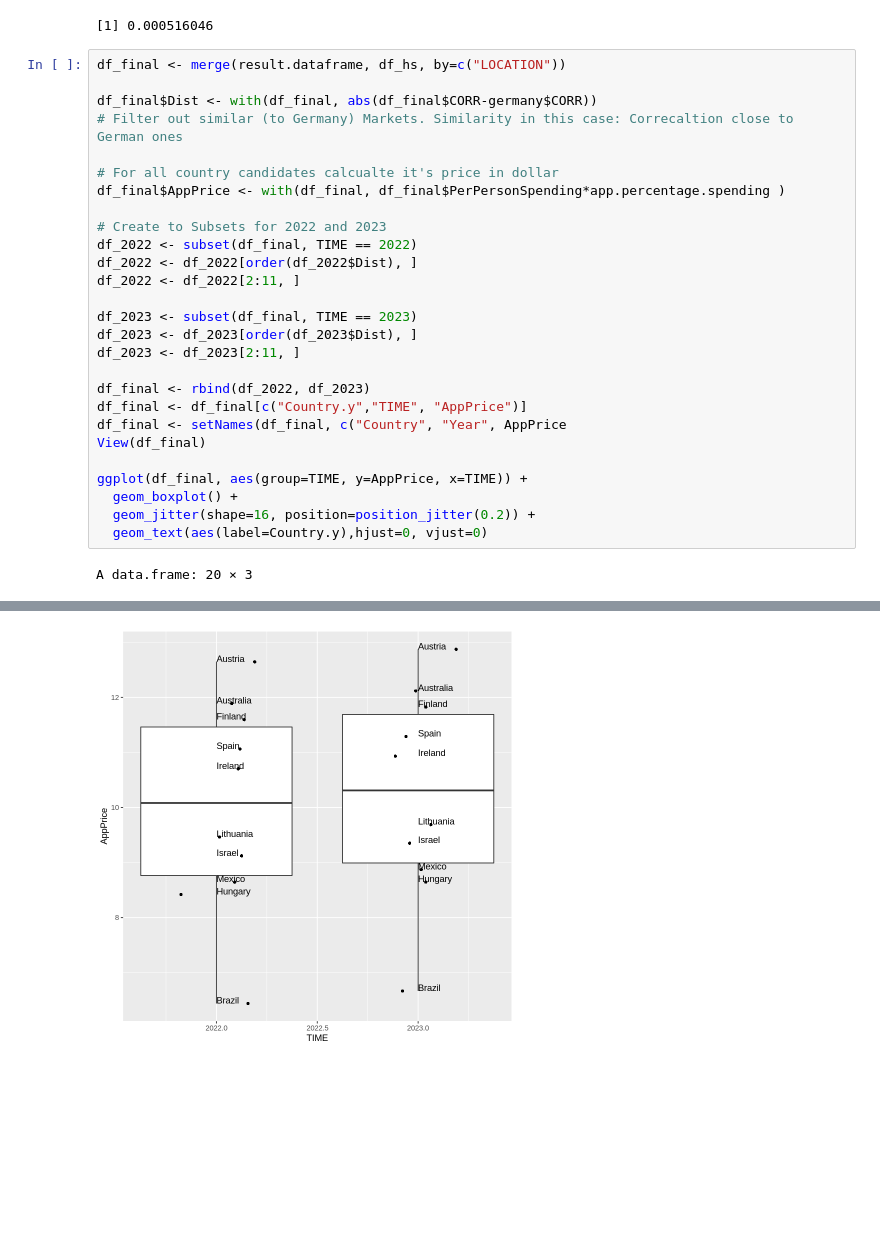
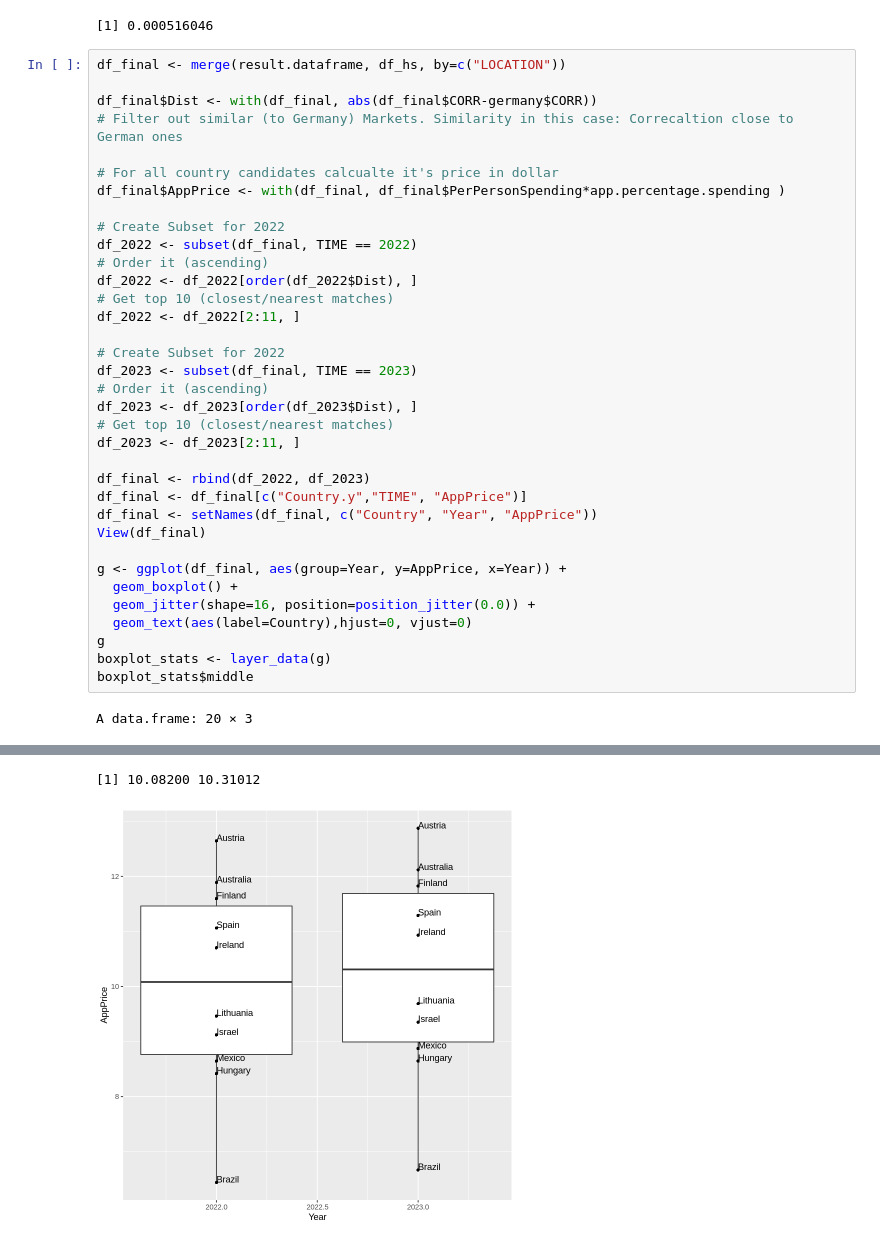
Before and after one commit to patdring/NewAppMarkets, a Jupyter notebook: CS_Fallstudie.ipynb, the cells around one changed output, grey strips where cells are left out. Drawn from its saved outputs; the diff is of its cells as text; blank space fills up the shorter version.

Commit message:
Filter out lm and boxplot stats

```diff
--- a/CS_Fallstudie.ipynb
+++ b/CS_Fallstudie.ipynb
@@ -460,23 +483,31 @@ df_final$Dist <- with(df_final, abs(df_final$CORR-germany$CORR))
 # For all country candidates calcualte it's price in dollar
 df_final$AppPrice <- with(df_final, df_final$PerPersonSpending*app.percentage.spending )
 
-# Create to Subsets for 2022 and 2023
+# Create Subset for 2022
 df_2022 <- subset(df_final, TIME == 2022)
+# Order it (ascending)
 df_2022 <- df_2022[order(df_2022$Dist), ]
+# Get top 10 (closest/nearest matches)
 df_2022 <- df_2022[2:11, ]
 
+# Create Subset for 2022
 df_2023 <- subset(df_final, TIME == 2023)
+# Order it (ascending)
 df_2023 <- df_2023[order(df_2023$Dist), ]
+# Get top 10 (closest/nearest matches)
 df_2023 <- df_2023[2:11, ]
 
 df_final <- rbind(df_2022, df_2023)
 df_final <- df_final[c("Country.y","TIME", "AppPrice")]
-df_final <- setNames(df_final, c("Country", "Year", AppPrice
+df_final <- setNames(df_final, c("Country", "Year", "AppPrice"))
 View(df_final)
 
-ggplot(df_final, aes(group=TIME, y=AppPrice, x=TIME)) +
+g <- ggplot(df_final, aes(group=Year, y=AppPrice, x=Year)) +
   geom_boxplot() +
-  geom_jitter(shape=16, position=position_jitter(0.2)) +
-  geom_text(aes(label=Country.y),hjust=0, vjust=0)
+  geom_jitter(shape=16, position=position_jitter(0.0)) +
+  geom_text(aes(label=Country),hjust=0, vjust=0)
+g
+boxplot_stats <- layer_data(g)
+boxplot_stats$middle
 # %% [output]
 A data.frame: 20 × 3
@@ -484,18 +515,19 @@ A data.frame: 20 × 3
 |  | <fct> | <dbl> | <dbl> |
 | 38 | Austria | 2022 | 12.645371 |
 | 443 | Mexico | 2022 | 8.644501 |
 | 227 | Finland | 2022 | 11.595466 |
 | 385 | Lithuania | 2022 | 9.460509 |
 | 307 | Ireland | 2022 | 10.703495 |
 | 333 | Israel | 2022 | 9.122641 |
 | 69 | Brazil | 2022 | 6.440155 |
 | 2 | Australia | 2022 | 11.889729 |
 | 297 | Hungary | 2022 | 8.418366 |
 | 191 | Spain | 2022 | 11.061035 |
 | ... | ... | ... | ... |
 | 327 | Israel | 2023 | 9.350762 |
 | 61 | Brazil | 2023 | 6.668275 |
 | 8 | Australia | 2023 | 12.117850 |
 | 286 | Hungary | 2023 | 8.646487 |
 | 192 | Spain | 2023 | 11.289156 |
+[1] 10.08200 10.31012
-[figure, old version]
+[figure, new version]
```
Also changed, not shown: parts of 3 cells of this notebook.
